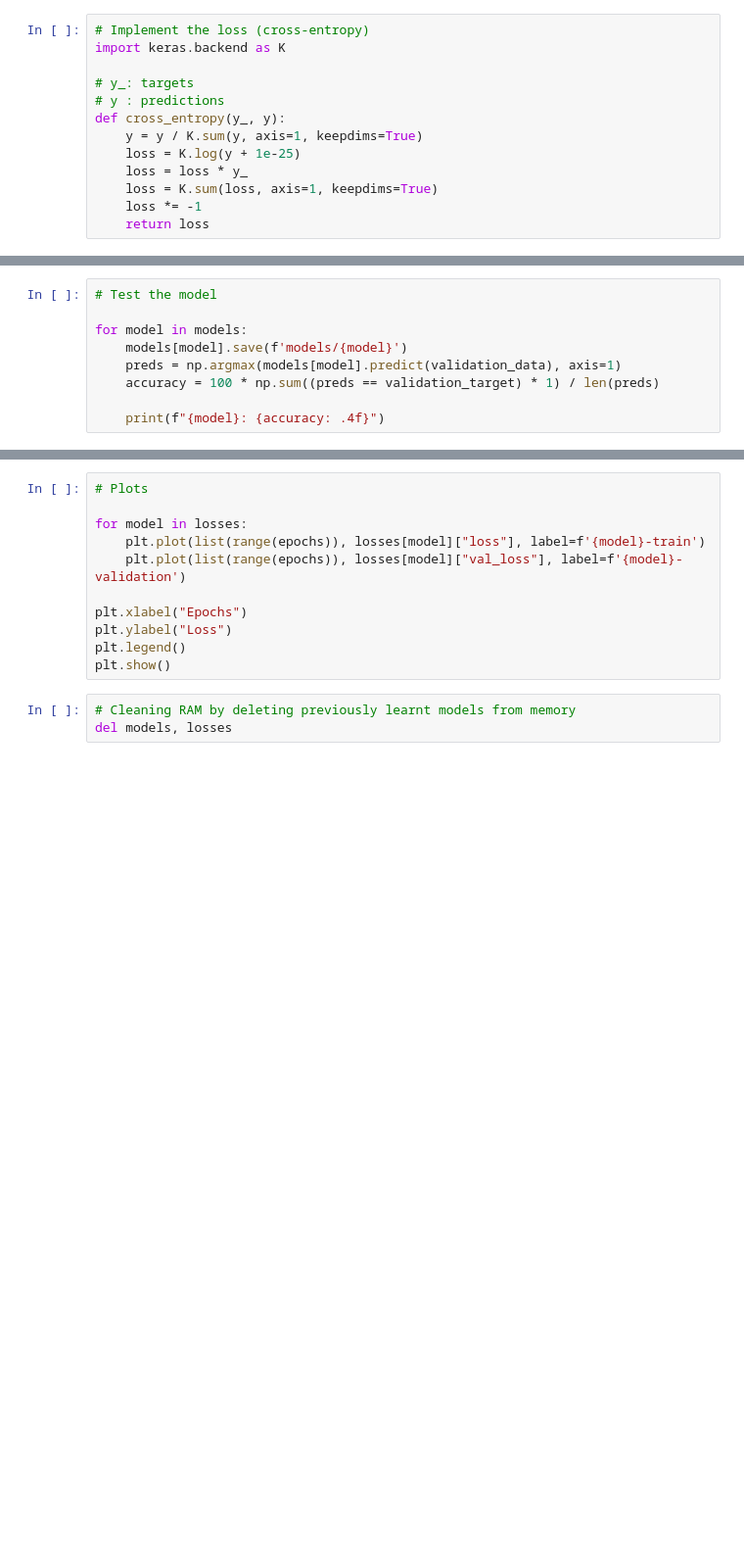
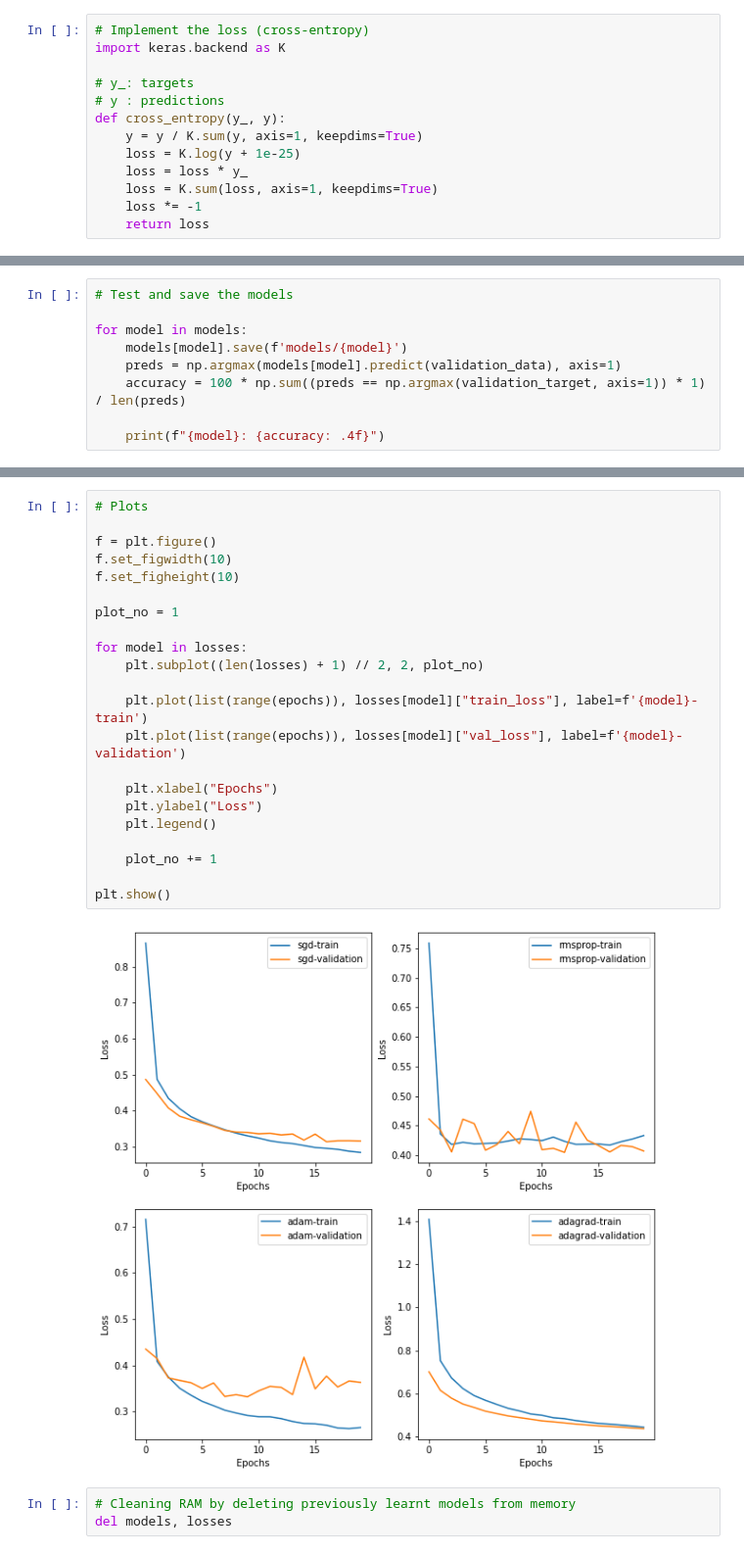
Before and after one commit to sagalpreet/Machine-Learning-CS503, a Jupyter notebook: assignment-3/SAGALPREET_SINGH_CS_503_ML_(2022)_Lab3.ipynb, the cells around one changed output, grey strips where cells are left out. Shown: that part at 98% size. Saved outputs shown, nothing was run; the diff lists cells and outputs as text; blank space fills up the shorter version.

Commit message:
executed, code and plots completed

```diff
--- a/assignment-3/SAGALPREET_SINGH_CS_503_ML_(2022)_Lab3.ipynb
+++ b/assignment-3/SAGALPREET_SINGH_CS_503_ML_(2022)_Lab3.ipynb
@@ -800,9 +806,9 @@ Epoch 17/20
 # %%
-# Test the model
+# Test and save the models
 
 for model in models:
     models[model].save(f'models/{model}')
     preds = np.argmax(models[model].predict(validation_data), axis=1)
-    accuracy = 100 * np.sum((preds == validation_target) * 1) / len(preds)
+    accuracy = 100 * np.sum((preds == np.argmax(validation_target, axis=1)) * 1) / len(preds)
 
     print(f"{model}: {accuracy: .4f}")
@@ -809,14 +824,27 @@ for model in models:
 # %%
 # Plots
 
+f = plt.figure()
+f.set_figwidth(10)
+f.set_figheight(10)
+
+plot_no = 1
+
 for model in losses:
-    plt.plot(list(range(epochs)), losses[model]["loss"], label=f'{model}-train')
+    plt.subplot((len(losses) + 1) // 2, 2, plot_no)
+
+    plt.plot(list(range(epochs)), losses[model]["train_loss"], label=f'{model}-train')
     plt.plot(list(range(epochs)), losses[model]["val_loss"], label=f'{model}-validation')
 
-plt.xlabel("Epochs")
-plt.ylabel("Loss")
-plt.legend()
+    plt.xlabel("Epochs")
+    plt.ylabel("Loss")
+    plt.legend()
+
+    plot_no += 1
+
 plt.show()
+# %% [output]
+[figure, added]
 # %%
 # Cleaning RAM by deleting previously learnt models from memory
 del models, losses
```
Also changed, not shown: parts of 4 cells of this notebook.
